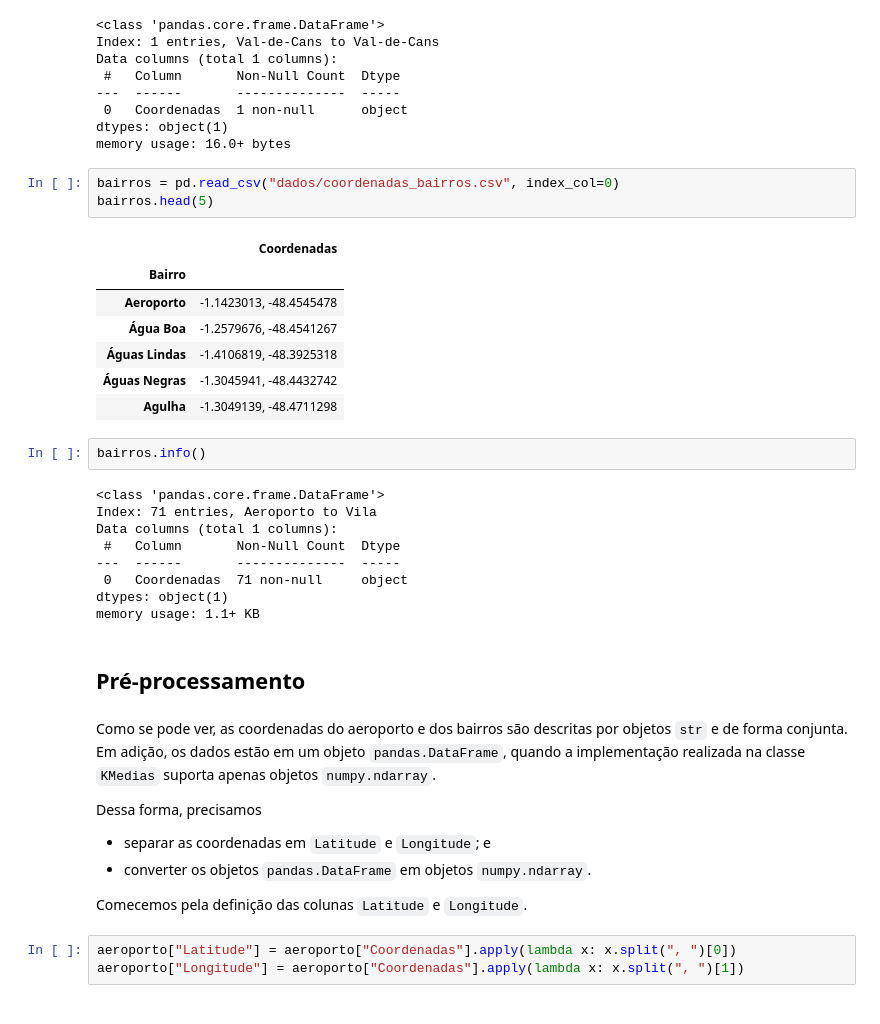
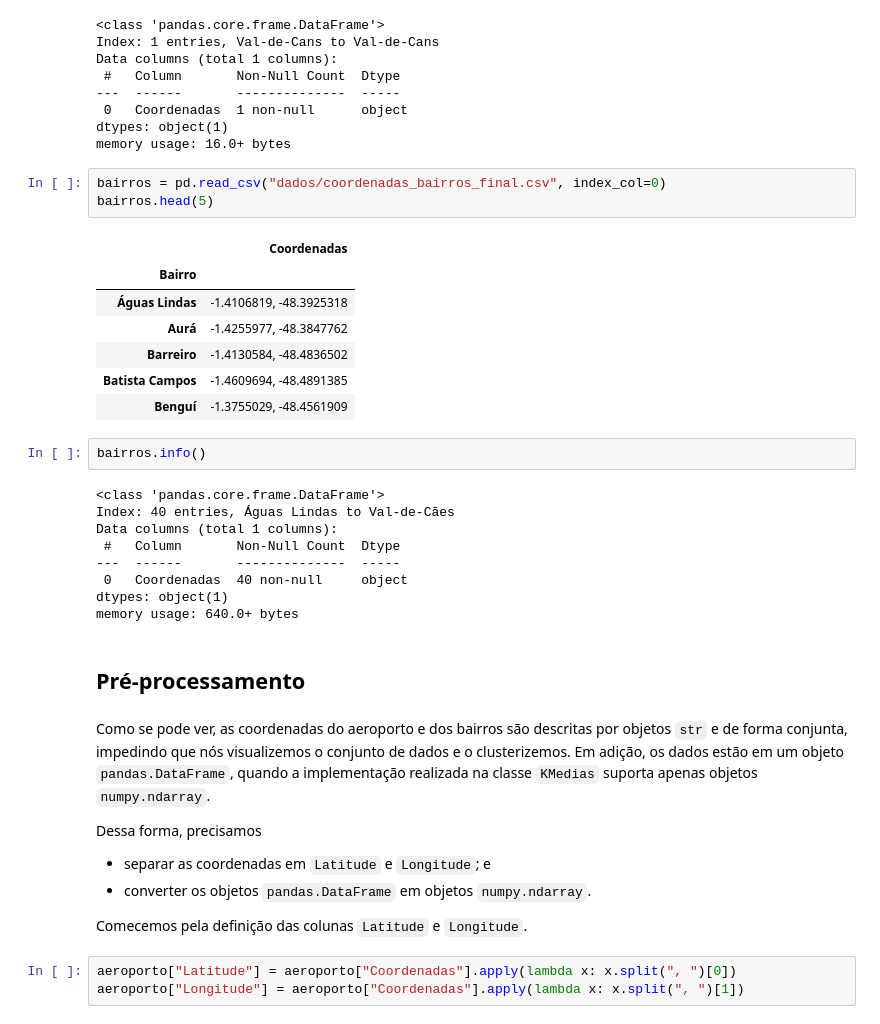
Before and after one commit to ygarasab/kmeans, a Jupyter notebook: Trabalho 02 - Algoritmo de Clusterização.ipynb, the cells around one changed output. Drawn from its saved outputs; the diff is of its cells as text.

```diff
--- a/Trabalho 02 - Algoritmo de Clusterização.ipynb
+++ b/Trabalho 02 - Algoritmo de Clusterização.ipynb
@@ -518,31 +543,31 @@ Data columns (total 1 columns):
 dtypes: object(1)
 memory usage: 16.0+ bytes
 # %%
-bairros = pd.read_csv("dados/coordenadas_bairros.csv", index_col=0)
+bairros = pd.read_csv("dados/coordenadas_bairros_final.csv", index_col=0)
 bairros.head(5)
 # %% [output]
 |  | Coordenadas |
 | Bairro |  |
-| Aeroporto | -1.1423013, -48.4545478 |
-| Água Boa | -1.2579676, -48.4541267 |
 | Águas Lindas | -1.4106819, -48.3925318 |
-| Águas Negras | -1.3045941, -48.4432742 |
-| Agulha | -1.3049139, -48.4711298 |
+| Aurá | -1.4255977, -48.3847762 |
+| Barreiro | -1.4130584, -48.4836502 |
+| Batista Campos | -1.4609694, -48.4891385 |
+| Benguí | -1.3755029, -48.4561909 |
 # %%
 bairros.info()
 # %% [output]
 <class 'pandas.core.frame.DataFrame'>
-Index: 71 entries, Aeroporto to Vila
+Index: 40 entries, Águas Lindas to Val-de-Cães
 Data columns (total 1 columns):
  #   Column       Non-Null Count  Dtype
 ---  ------       --------------  -----
- 0   Coordenadas  71 non-null     object
+ 0   Coordenadas  40 non-null     object
 dtypes: object(1)
-memory usage: 1.1+ KB
+memory usage: 640.0+ bytes
 # %% [markdown]
 ## Pré-processamento
 # %% [markdown]
-Como se pode ver, as coordenadas do aeroporto e dos bairros são descritas por objetos `str` e de forma conjunta. Em adição, os dados estão em um objeto `pandas.DataFrame`, quando a implementação realizada na classe `KMedias` suporta apenas objetos `numpy.ndarray`.
+Como se pode ver, as coordenadas do aeroporto e dos bairros são descritas por objetos `str` e de forma conjunta, impedindo que nós visualizemos o conjunto de dados e o clusterizemos. Em adição, os dados estão em um objeto `pandas.DataFrame`, quando a implementação realizada na classe `KMedias` suporta apenas objetos `numpy.ndarray`.
 
 Dessa forma, precisamos
 
```
Also changed, not shown: parts of 28 cells of this notebook, 2 other files.
